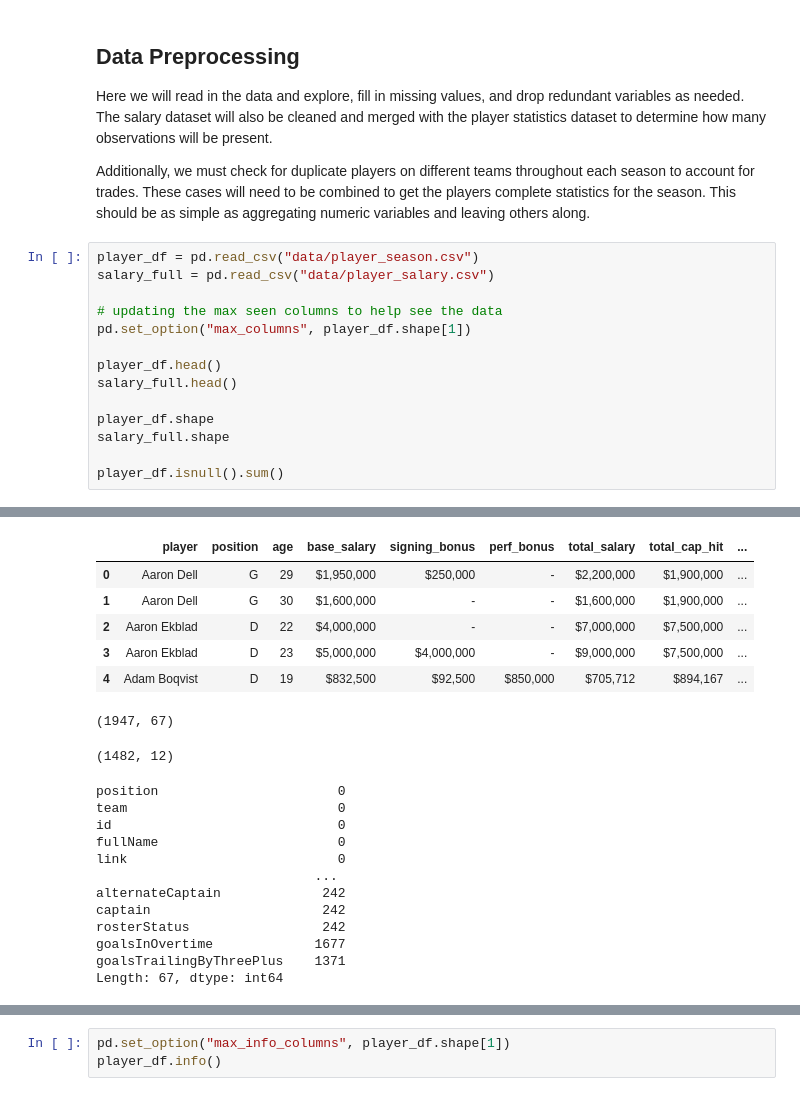
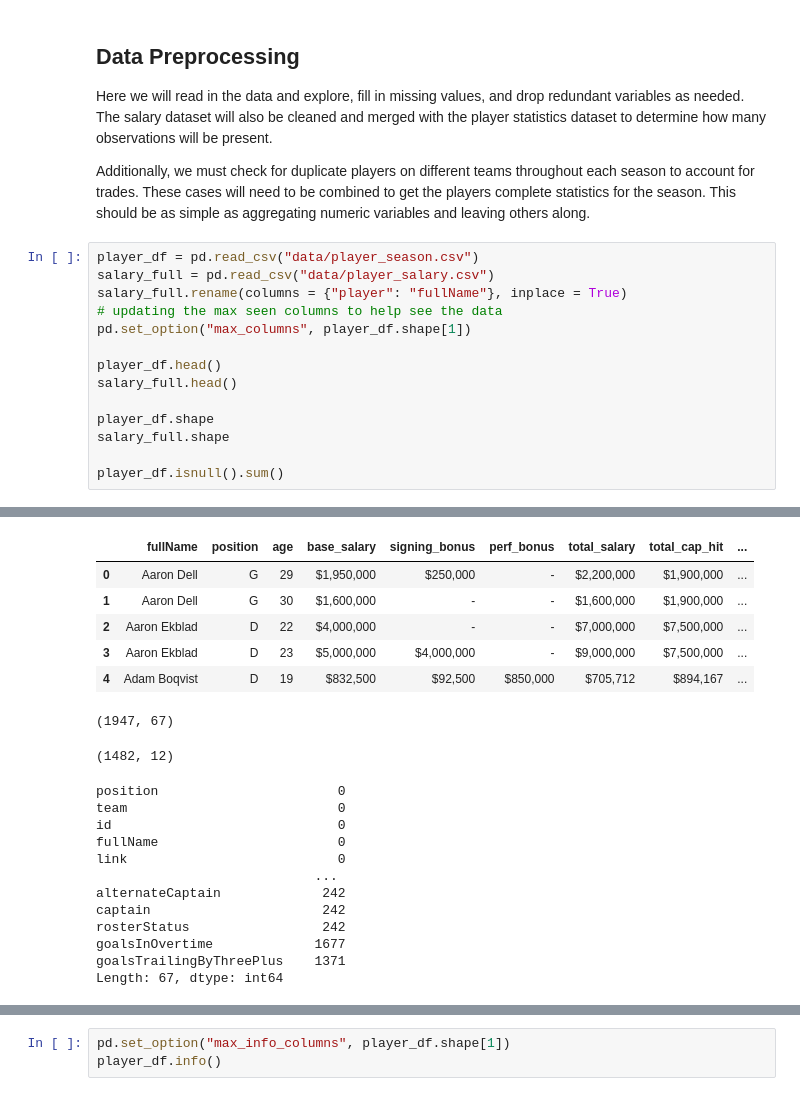
Before and after one commit to sjacobson94/COMP4449, a Jupyter notebook: midterm_project/analysis.ipynb, the cells around one changed output, grey strips where cells are left out. Drawn from its saved outputs; the diff is of its cells as text.

```diff
--- a/midterm_project/analysis.ipynb
+++ b/midterm_project/analysis.ipynb
@@ -45,25 +45,25 @@ Additionally, we must check for duplicate players on different teams throughout
 # %%
 player_df = pd.read_csv("data/player_season.csv")
 salary_full = pd.read_csv("data/player_salary.csv")
-
+salary_full.rename(columns = {"player": "fullName"}, inplace = True)
 # updating the max seen columns to help see the data
 pd.set_option("max_columns", player_df.shape[1])
 
 player_df.head()
 salary_full.head()
 
 player_df.shape
 salary_full.shape
 
 player_df.isnull().sum()
 # %% [output]
 |  | position | team | id | fullName | link | firstName | lastName | primaryNumber | birthDate | ... |
 | 0 | C | New Jersey Devils | 8470619 | Brian Boyle | /api/v1/people/8470619 | Brian | Boyle | 9.0 | 1984-12-18 | ... |
 | 1 | R | New Jersey Devils | 8471226 | Drew Stafford | /api/v1/people/8471226 | Drew | Stafford | 18.0 | 1985-10-30 | ... |
 | 2 | C | New Jersey Devils | 8471233 | Travis Zajac | /api/v1/people/8471233 | Travis | Zajac | 14.0 | 1985-05-13 | ... |
 | 3 | D | New Jersey Devils | 8472382 | Andy Greene | /api/v1/people/8472382 | Andy | Greene | 4.0 | 1982-10-30 | ... |
 | 4 | D | New Jersey Devils | 8473468 | Eric Gryba | /api/v1/people/8473468 | Eric | Gryba | 2.0 | 1988-04-14 | ... |
-|  | player | position | age | base_salary | signing_bonus | perf_bonus | total_salary | total_cap_hit | ... |
+|  | fullName | position | age | base_salary | signing_bonus | perf_bonus | total_salary | total_cap_hit | ... |
 | 0 | Aaron Dell | G | 29 | $1,950,000 | $250,000 | - | $2,200,000 | $1,900,000 | ... |
 | 1 | Aaron Dell | G | 30 | $1,600,000 | - | - | $1,600,000 | $1,900,000 | ... |
 | 2 | Aaron Ekblad | D | 22 | $4,000,000 | - | - | $7,000,000 | $7,500,000 | ... |
```
Also changed, not shown: parts of 11 cells of this notebook.
